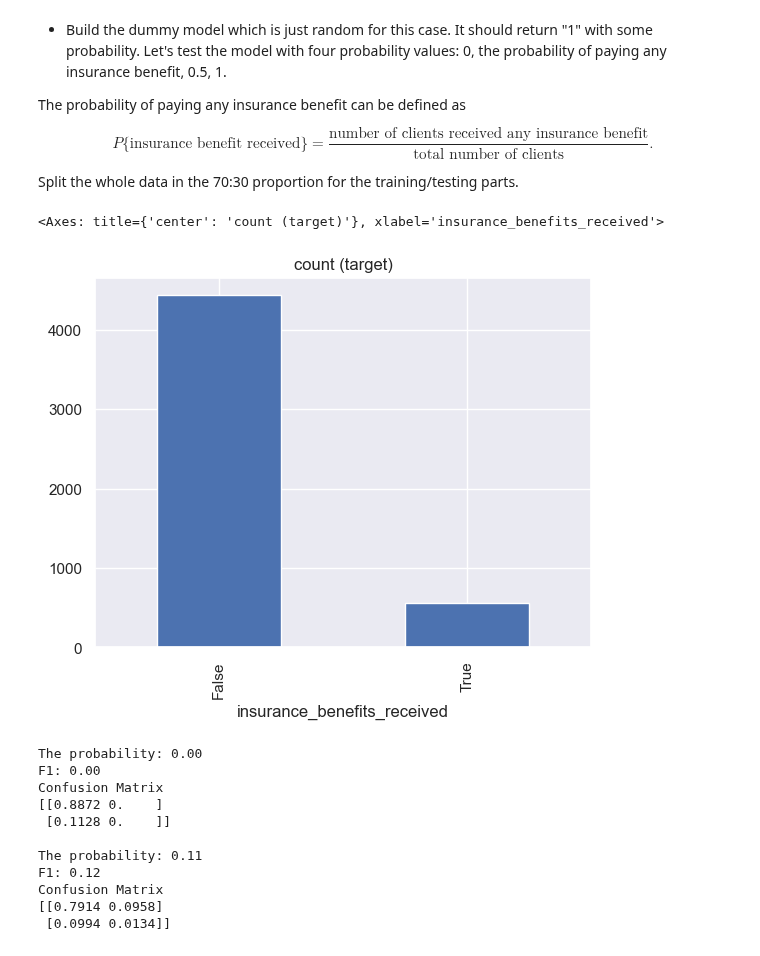
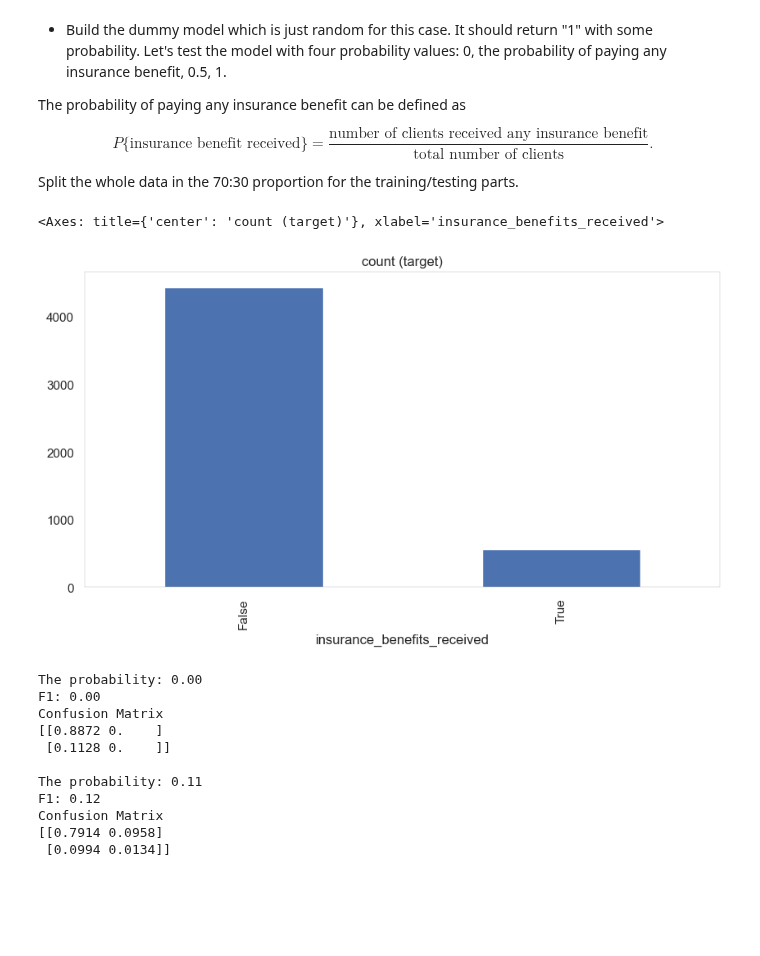
Before and after one commit to mattamx/Projects, a Jupyter notebook: TripleTen Projects/Sprint 11 - Linear Algebra/Linear Algebra.ipynb, the cells around one changed output. Saved outputs shown, nothing was run; the diff lists cells and outputs as text; code cells hidden in the pictures; blank space fills up the shorter version.

```diff
--- a/TripleTen Projects/Sprint 11 - Linear Algebra/Linear Algebra.ipynb
+++ b/TripleTen Projects/Sprint 11 - Linear Algebra/Linear Algebra.ipynb
@@ -232,0 +235,25 @@ for i in df:
+# %%
+sns.set(style="white", color_codes=True)
+plt.rcParams['axes.linewidth'] = 0.1
+fig, ax = plt.subplots(figsize = (10,5))
+
+features_lasso = df.drop('insurance_benefits', axis=1)
+target_lasso = df.insurance_benefits
+names = df.drop('insurance_benefits', axis=1).columns
+
+lasso = Lasso(alpha=0.1)
+lasso_coef = lasso.fit(features_lasso, target_lasso).coef_
+
+sns.barplot(x=names, y=lasso_coef, hue=names, ax=ax)
+
+plt.title('Feature Selection Based on Lasso - Full Dataset', fontsize=10)
+ax.set_xlabel('Feature', fontsize=10)
+ax.set_ylabel('Importance',fontsize=10)
+
+ax.tick_params(color='gray', labelcolor='gray')
+for spine in ax.spines.values():
+    spine.set_edgecolor('gray')
+
+
+plt.xticks(rotation=0)
+plt.show()
@@ -422,10 +451,14 @@ insurance_benefits_all = df.query("insurance_benefits_received > 0").values
 # %%
 # check for the class imbalance with value_counts()
 
+sns.set(style="white", color_codes=True)
+plt.rcParams['axes.linewidth'] = 0.1
+fig, ax = plt.subplots(figsize = (10,5))
+
 df['insurance_benefits_received'].value_counts().plot(kind='bar', title='count (target)')
 # %% [output]
 <Axes: title={'center': 'count (target)'}, xlabel='insurance_benefits_received'>
-[figure, old version]
+[figure, new version]
 # %%
 def eval_classifier(y_true, y_pred):
 
```
Also changed, not shown: parts of 6 cells of this notebook, 1 other file.
